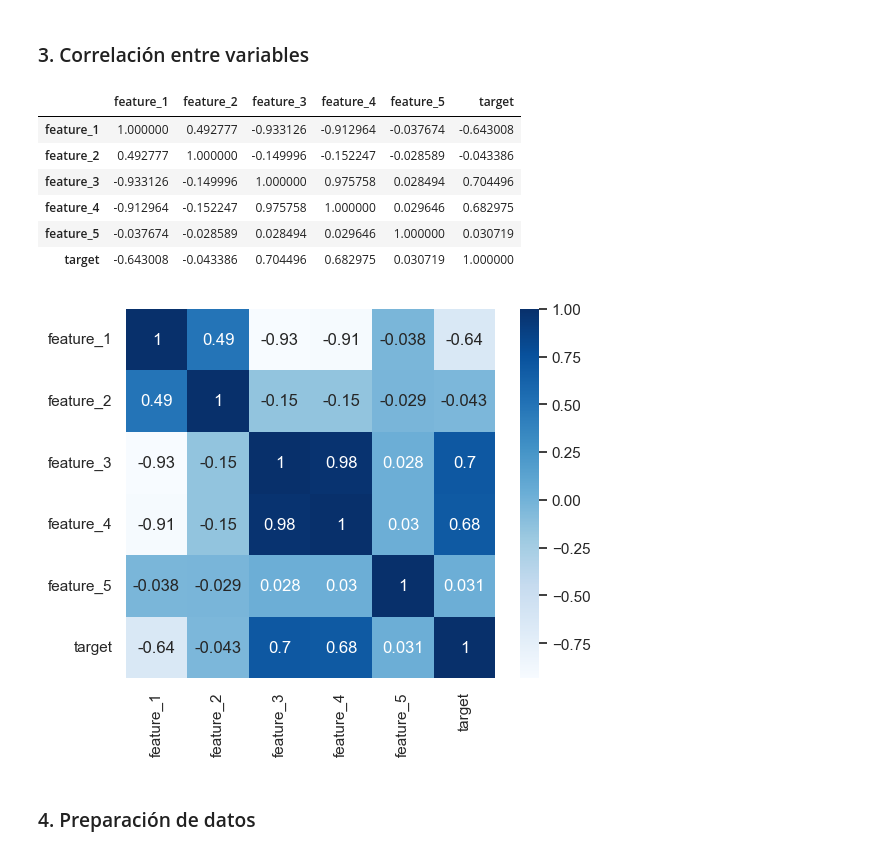
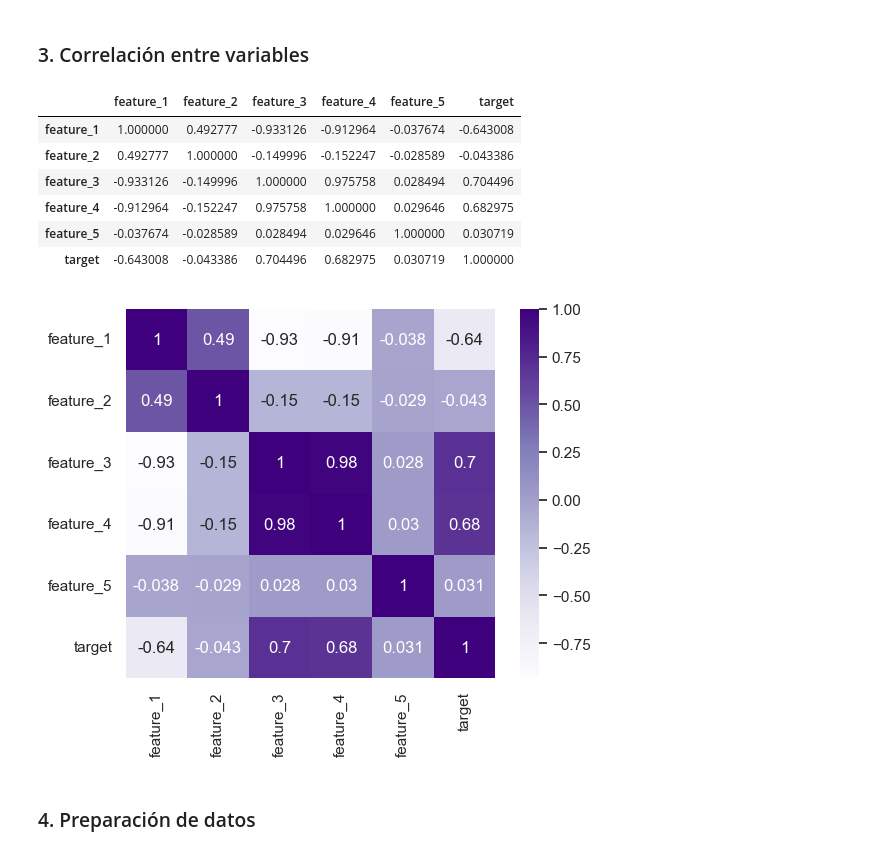
Before and after one commit to viorbe20/ai-machine-learning-systems, a Jupyter notebook: ej5-naive-bayes-knn.ipynb, the cells around one changed output. Saved outputs shown, nothing was run; the diff lists cells and outputs as text; code cells hidden in the pictures.

Commit message:
refact color heatmap

```diff
--- a/ej5-naive-bayes-knn.ipynb
+++ b/ej5-naive-bayes-knn.ipynb
@@ -71,23 +71,23 @@ Name: target, Length: 1000, dtype: int32
 # %%
 import seaborn as sns
 
 sns.set()
-sns.heatmap(df_data.corr(), square=True, annot=True, cmap='Blues')
+sns.heatmap(df_data.corr(), square=True, annot=True, cmap='Purples')
 
 df_data.corr()
 
 # Lectura
 # Correlaciones fuertes: f4 y f3, f5 y f1
 # Eliminamos f4 y f5
 # %% [output]
 |  | feature_1 | feature_2 | feature_3 | feature_4 | feature_5 | target |
 | feature_1 | 1.000000 | 0.492777 | -0.933126 | -0.912964 | -0.037674 | -0.643008 |
 | feature_2 | 0.492777 | 1.000000 | -0.149996 | -0.152247 | -0.028589 | -0.043386 |
 | feature_3 | -0.933126 | -0.149996 | 1.000000 | 0.975758 | 0.028494 | 0.704496 |
 | feature_4 | -0.912964 | -0.152247 | 0.975758 | 1.000000 | 0.029646 | 0.682975 |
 | feature_5 | -0.037674 | -0.028589 | 0.028494 | 0.029646 | 1.000000 | 0.030719 |
 | target | -0.643008 | -0.043386 | 0.704496 | 0.682975 | 0.030719 | 1.000000 |
-[figure, old version]
+[figure, new version]
 # %% [markdown]
 ### 4. Preparación de datos
 # %%
```
Also changed, not shown: parts of 2 cells of this notebook.
